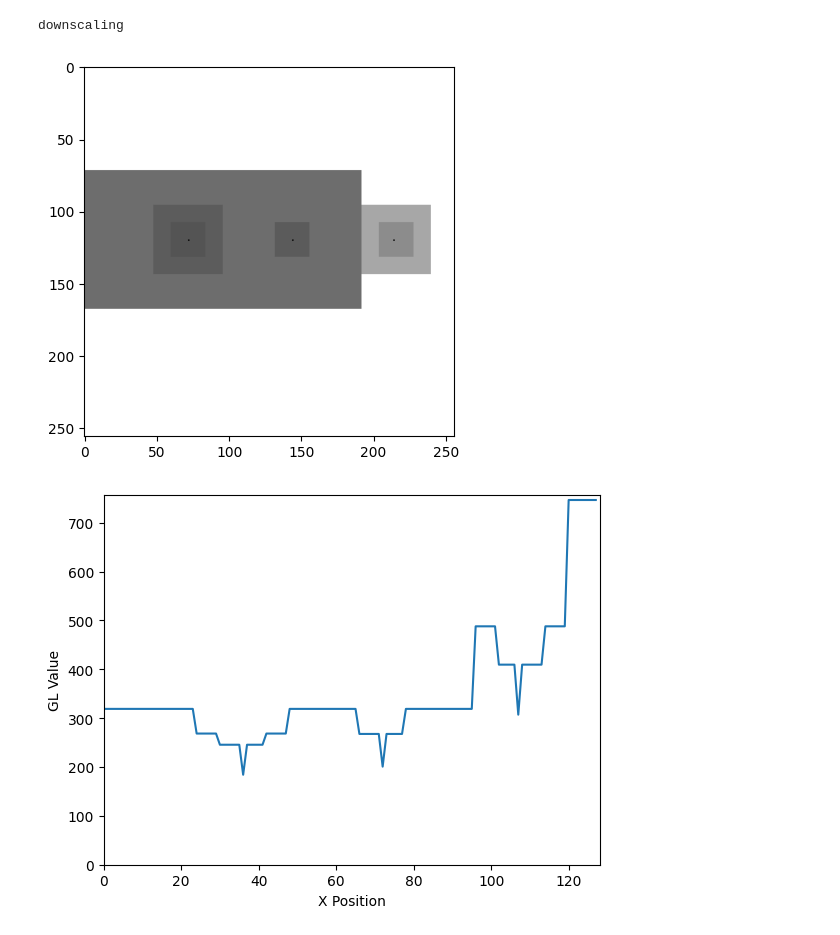
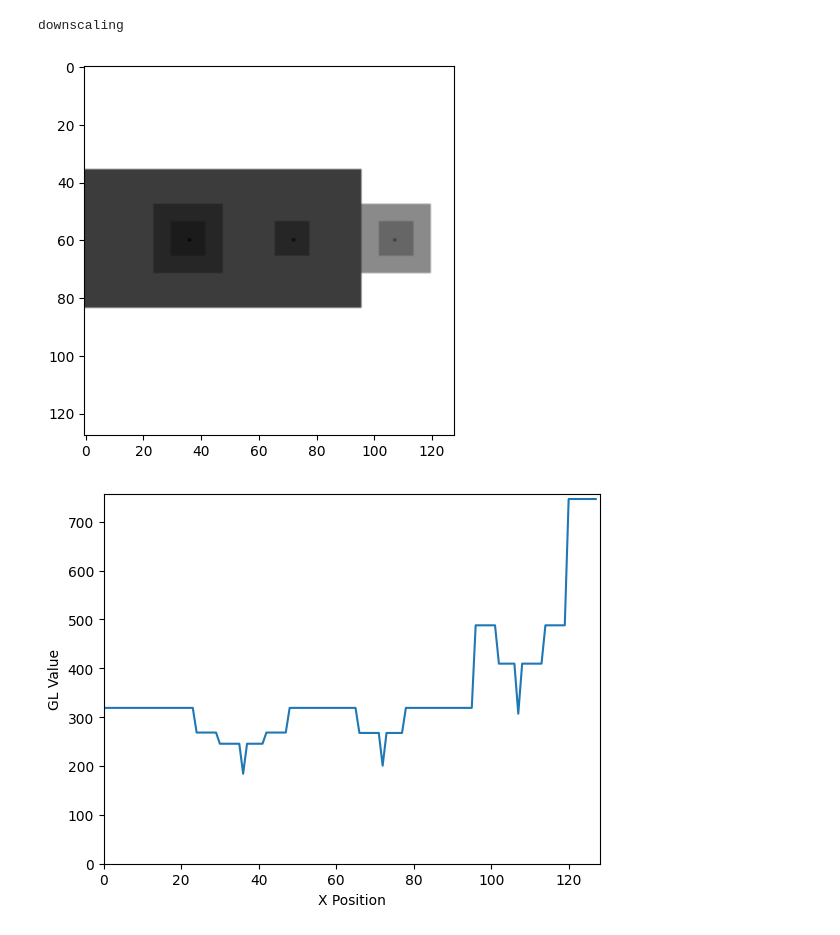
Before and after one commit to Leo00010011/IPBMI_Notebooks, a Jupyter notebook: E6/IPBMA_6_Projection_Radiography.ipynb, the cells around one changed output. Cells and saved outputs as stored; diff of their text form; code cells hidden in the pictures.

```diff
--- a/E6/IPBMA_6_Projection_Radiography.ipynb
+++ b/E6/IPBMA_6_Projection_Radiography.ipynb
@@ -129,10 +129,10 @@ dImage= detector_QDE(qImage, int(size/f), int(size/f), QDE)
 # %% [output]
 downscaling
 # %%
-pyplot.imshow(qImage, cmap="gray")
+pyplot.imshow(dImage, cmap="gray")
 pyplot.show()
 # %% [output]
-[figure, old version]
+[figure, new version]
 # %%
 plotLineH(dImage, int(120/f))
 # %% [output]
```
Also changed, not shown: parts of 16 cells of this notebook.
